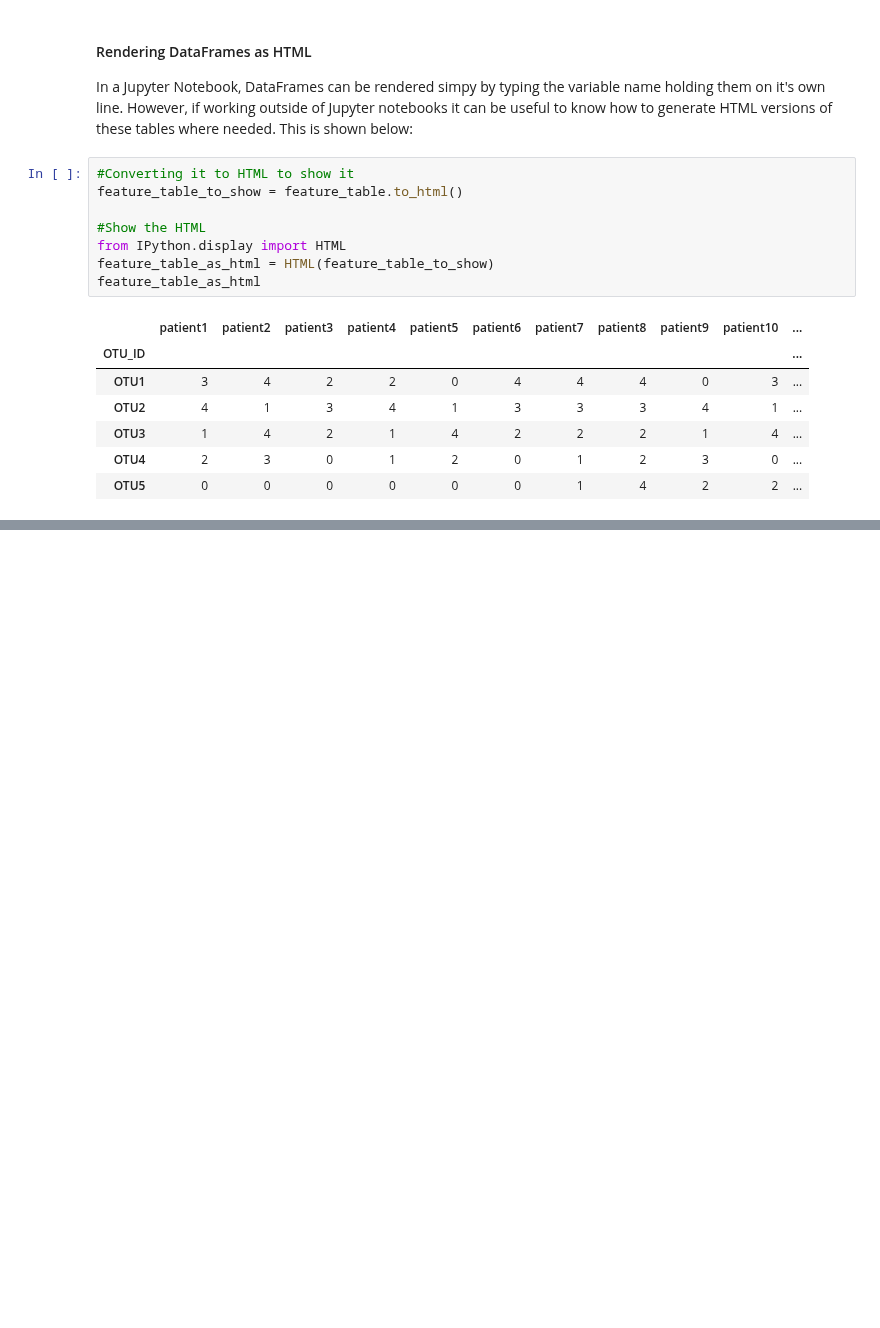
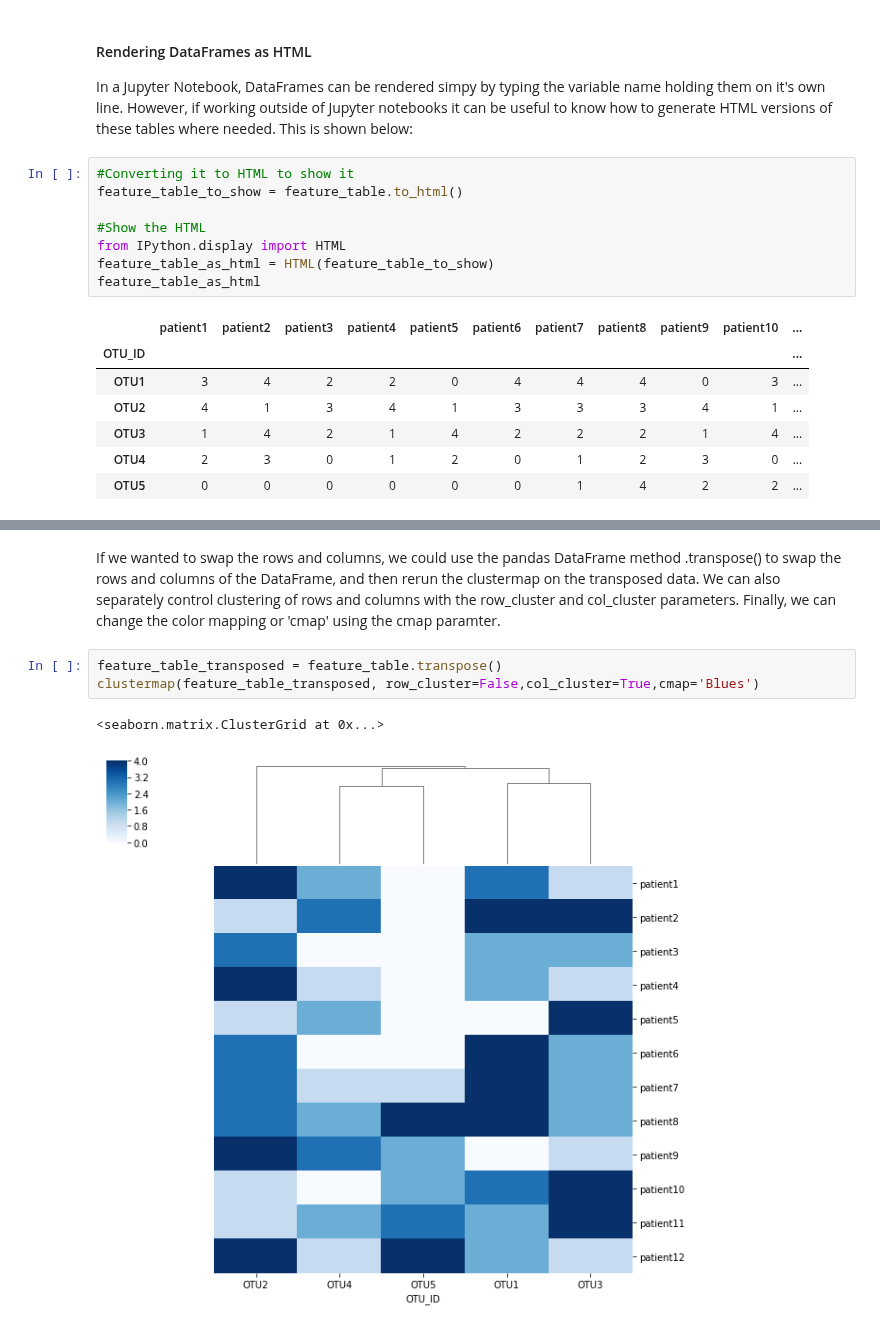
Before and after one commit to zaneveld/full_spectrum_bioinformatics, a Jupyter notebook: content/07_tabular_omics_data/analyzing_tabular_omics_data_in_pandas.ipynb, the cells around one changed output, grey strips where cells are left out. Saved outputs shown, nothing was run; the diff lists cells and outputs as text; blank space fills up the shorter version.

```diff
--- a/content/07_tabular_omics_data/analyzing_tabular_omics_data_in_pandas.ipynb
+++ b/content/07_tabular_omics_data/analyzing_tabular_omics_data_in_pandas.ipynb
@@ -368,0 +253,8 @@ feature_table_as_html
+# %% [markdown]
+If we wanted to swap the rows and columns, we could use the pandas DataFrame method .transpose() to swap the rows and columns of the DataFrame, and then rerun the clustermap on the transposed data. We can also separately control clustering of rows and columns with the row_cluster and col_cluster parameters. Finally, we can change the color mapping or 'cmap' using the cmap paramter.
+# %%
+feature_table_transposed = feature_table.transpose()
+clustermap(feature_table_transposed, row_cluster=False,col_cluster=True,cmap='Blues')
+# %% [output]
+<seaborn.matrix.ClusterGrid at 0x...>
+[figure, added]
```
Also changed, not shown: parts of 43 cells of this notebook.
